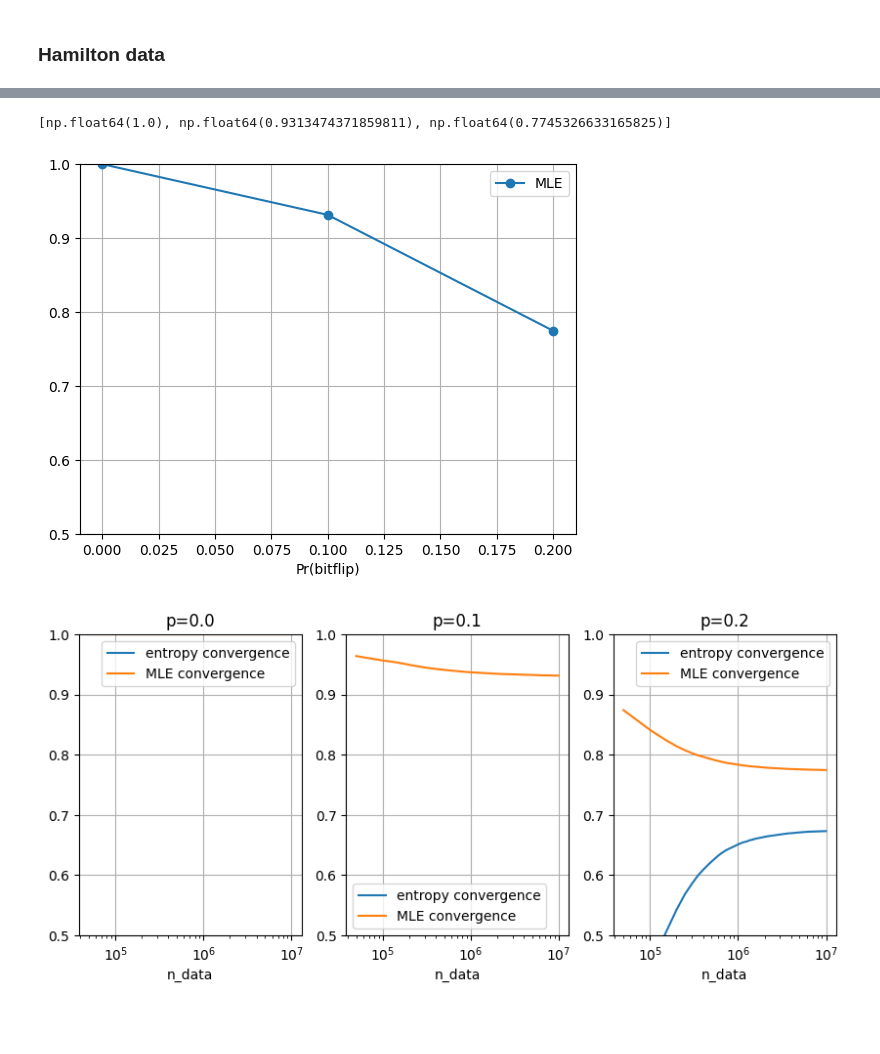
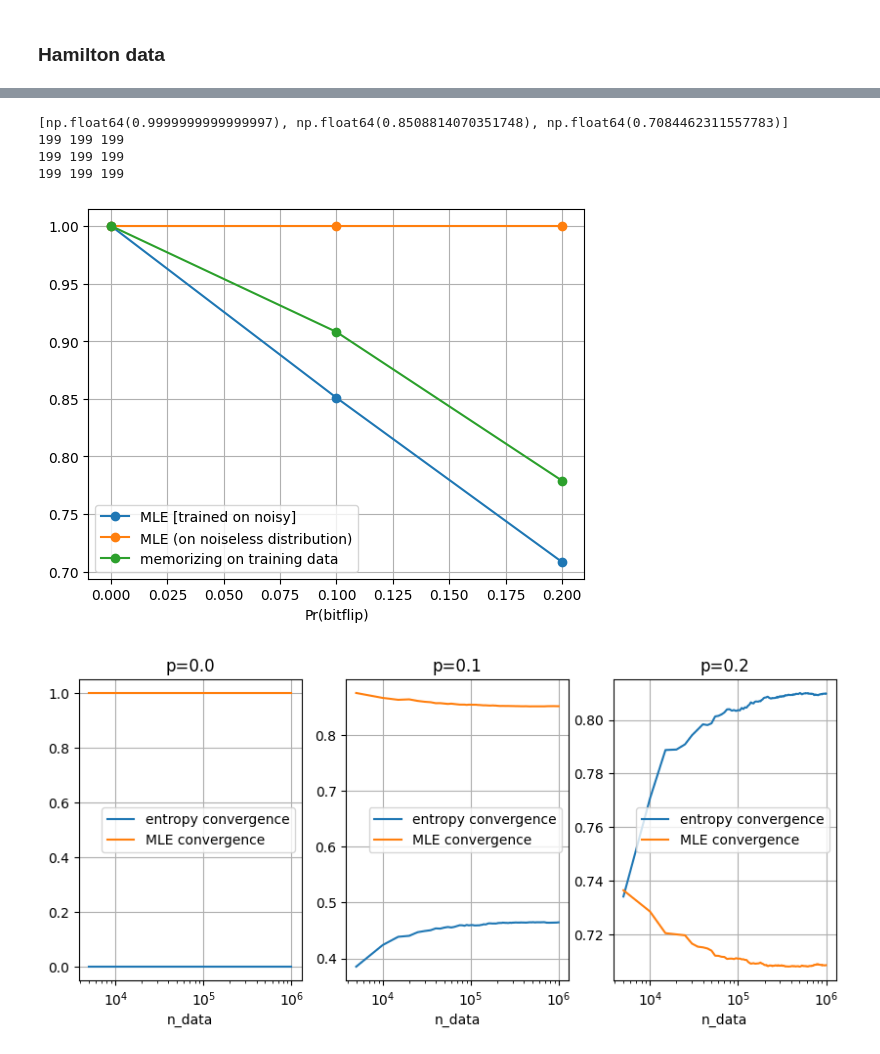
Before and after one commit to peterse/noise-robust-boolean-learning, a Jupyter notebook: mindreadingautobots/src/mindreadingautobots/entropy_and_bayesian/estimate_dataset_entropy.ipynb, the cells around one changed output, grey strips where cells are left out. Cells and saved outputs as stored; diff of their text form; code cells hidden in the pictures; blank space fills up the shorter version.

```diff
--- a/mindreadingautobots/src/mindreadingautobots/entropy_and_bayesian/estimate_dataset_entropy.ipynb
+++ b/mindreadingautobots/src/mindreadingautobots/entropy_and_bayesian/estimate_dataset_entropy.ipynb
@@ -217,7 +187,7 @@ intermediate_idx = list(range(inc, n_data, inc))
 
 for i in range(len(p_bitflips)):
     X, Z, idx = make_datasets.sparity_k4(n_data, n_bits, p_bitflips[i], seed)
-    H_results, mle_results = empirical_entropy_estimate(Z, intermediate_idx=intermediate_idx)
+    H_results, mle_results, _ = empirical_entropy_estimate(Z, intermediate_idx=intermediate_idx)
     all_H.append(H_results)
     all_mle.append(mle_results)
 # %% [output]
@@ -267,6 +281,45 @@ computed entropy for p_bitflip =  0.2  took  168.53839468955994
+# %%
+def h2_inverse(y):
+    return 0.5 * (1 - np.sqrt(1 - y ** (4/3)))
+
+def plot_entropy_and_convergence(all_H, all_mle, all_mle_noiseless, benchmarks, p_bitflips, intermediate_idx, fano=False):
+
+    fig, ax = plt.subplots()
+    final_H = [H[-1] for H in all_H]
+    final_mle = [mle[-1] for mle in all_mle]
+    final_mle_noiseless = [mle for mle in all_mle_noiseless]
+    if fano:
+        ax.plot(p_bitflips, 1 - h2_inverse(np.array(final_H)), label='Fano bound')
+    ax.plot(p_bitflips, np.array(final_mle), label='MLE [trained on noisy]', linestyle='-', marker='o')
+    ax.plot(p_bitflips, np.array(final_mle_noiseless), label='MLE (on noiseless distribution)', linestyle='-', marker='o')
+    ax.plot(p_bitflips, benchmarks, label='memorizing on training data', linestyle='-', marker='o')
+    # ax.set_ylim([.5, 1.05])
+    ax.grid()
+    ax.legend()
+    ax.set_xlabel("Pr(bitflip)")
+    print(final_mle)
+
+    # plot convergences
+    fig, axes = plt.subplots(1, len(p_bitflips), figsize=(10, 4))
+    if len(p_bitflips) == 1:
+        axes = [axes]
+    for i, (H_results, mle_results) in enumerate(zip(all_H, all_mle)):
+        ax = axes[i]
+        print(len(H_results), len(mle_results), len(intermediate_idx))
+        ax.plot(intermediate_idx,  np.array(H_results), label='entropy convergence')
+        ax.plot(intermediate_idx, np.array(mle_results), label='MLE convergence')
+        # ax.set_ylim([.5, 1.05])
+        ax.grid()
+        ax.legend()
+        ax.set_title(f'p={p_bitflips[i]}')
+        ax.set_xlabel('n_data')
+        ax.semilogx()
 # %%
-plot_entropy_and_convergence(all_H, all_mle, p_bitflips, intermediate_idx)
+plot_entropy_and_convergence(all_H, all_mle_noisy, all_mle_noiseless, lookuptable_benchmarks, p_bitflips, intermediate_idx)
 # %% [output]
-[np.float64(1.0), np.float64(0.9313474371859811), np.float64(0.7745326633165825)]
+[np.float64(0.9999999999999997), np.float64(0.8508814070351748), np.float64(0.7084462311557783)]
+199 199 199
+199 199 199
+199 199 199
-[figure, old version]
+[figure, new version]
-[figure, old version]
+[figure, new version]
```
Also changed, not shown: parts of 6 cells of this notebook, 5 other files.
